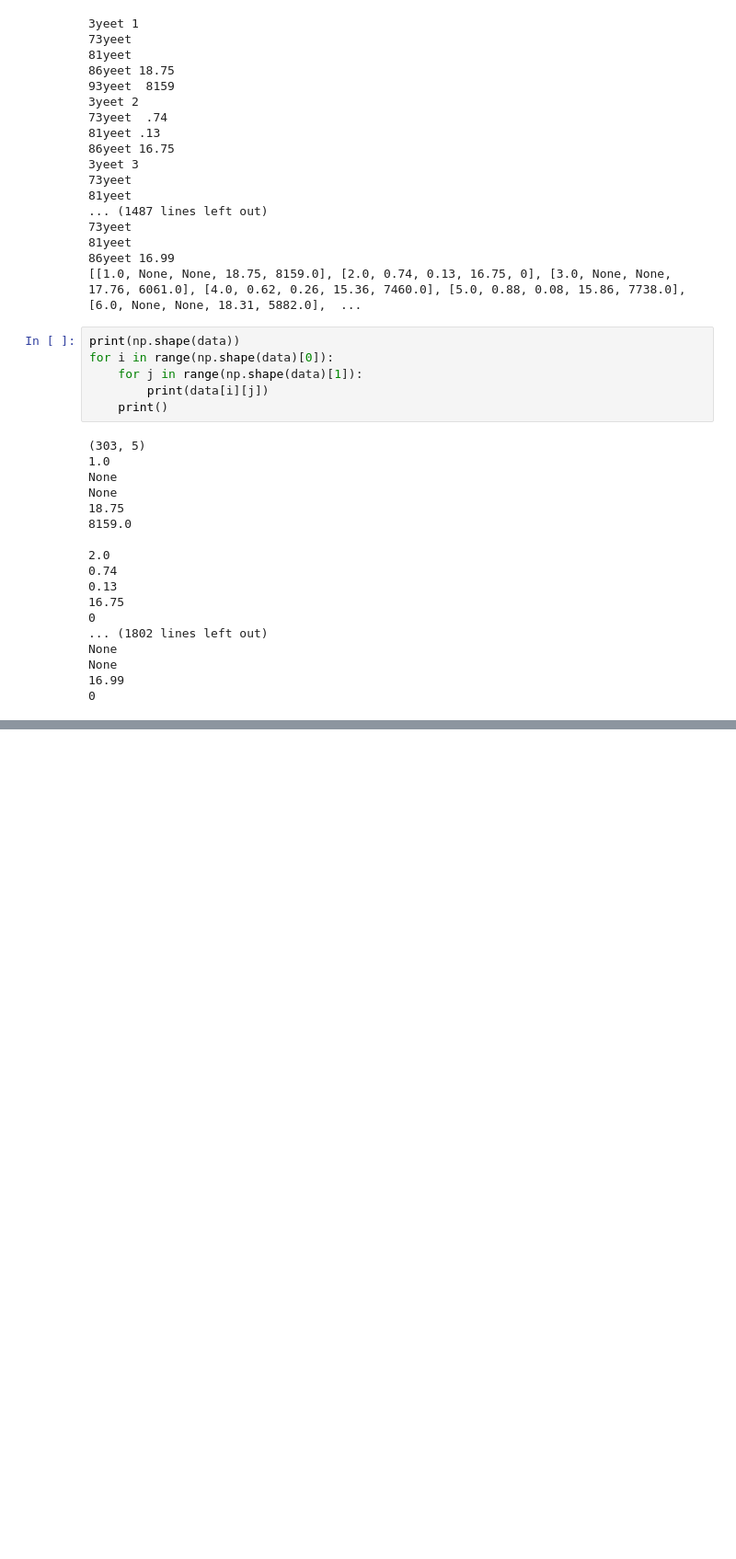
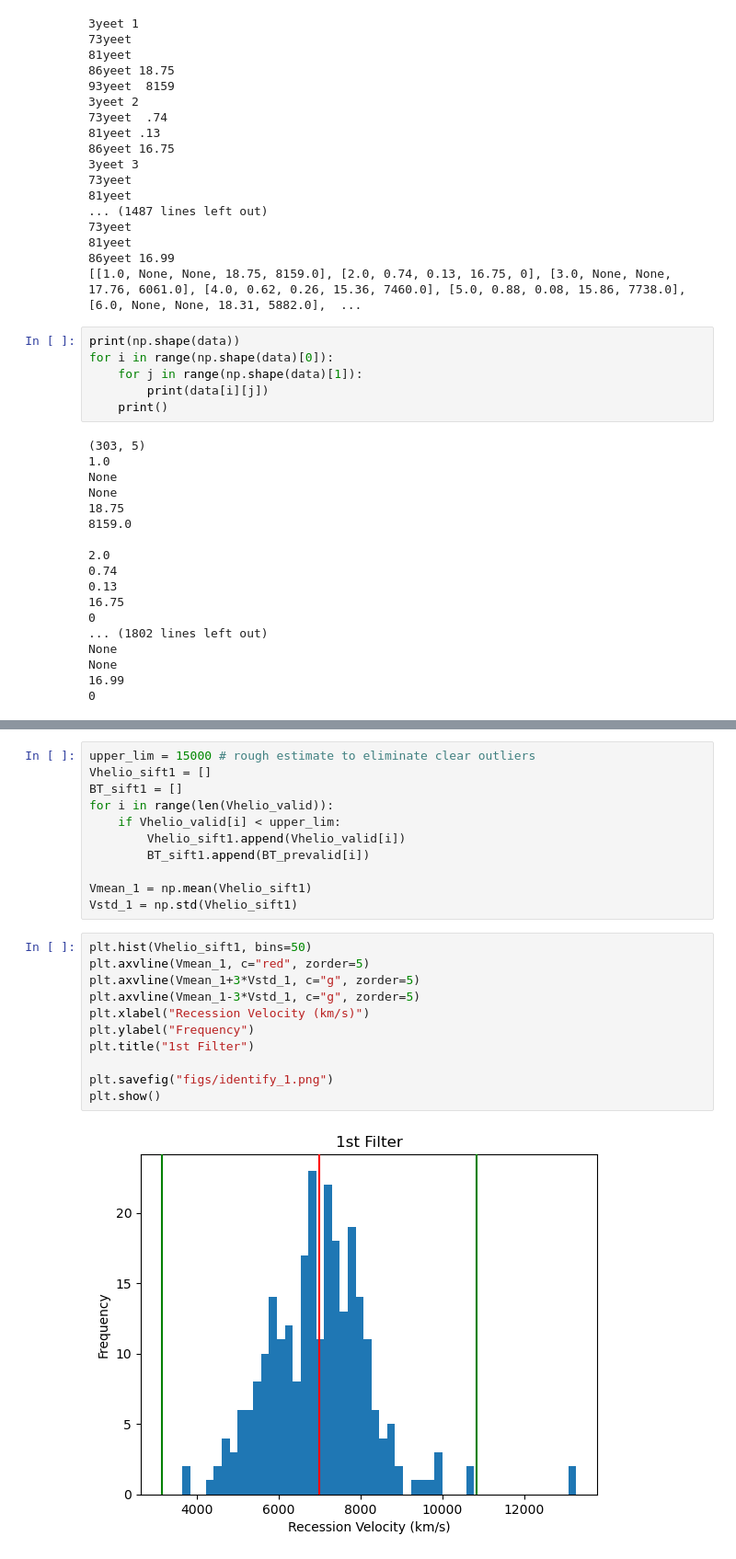
Before and after one commit to HerveSV/UNI_numerique, a Jupyter notebook: L2/S4/astro_proj1/coma_proj.ipynb, the cells around one changed output, grey strips where cells are left out. Shown at 92% size. Saved outputs shown, nothing was run; the diff lists cells and outputs as text; blank space fills up the shorter version.

```diff
--- a/L2/S4/astro_proj1/coma_proj.ipynb
+++ b/L2/S4/astro_proj1/coma_proj.ipynb
@@ -135,0 +182,24 @@ print(np.transpose(data))
+# %%
+upper_lim = 15000 # rough estimate to eliminate clear outliers
+Vhelio_sift1 = []
+BT_sift1 = []
+for i in range(len(Vhelio_valid)):
+    if Vhelio_valid[i] < upper_lim:
+        Vhelio_sift1.append(Vhelio_valid[i])
+        BT_sift1.append(BT_prevalid[i])
+
+Vmean_1 = np.mean(Vhelio_sift1)
+Vstd_1 = np.std(Vhelio_sift1)
+# %%
+plt.hist(Vhelio_sift1, bins=50)
+plt.axvline(Vmean_1, c="red", zorder=5)
+plt.axvline(Vmean_1+3*Vstd_1, c="g", zorder=5)
+plt.axvline(Vmean_1-3*Vstd_1, c="g", zorder=5)
+plt.xlabel("Recession Velocity (km/s)")
+plt.ylabel("Frequency")
+plt.title("1st Filter")
+
+plt.savefig("figs/identify_1.png")
+plt.show()
+# %% [output]
+[figure, added]
```
Also changed, not shown: parts of 22 cells of this notebook, 12 other files.
